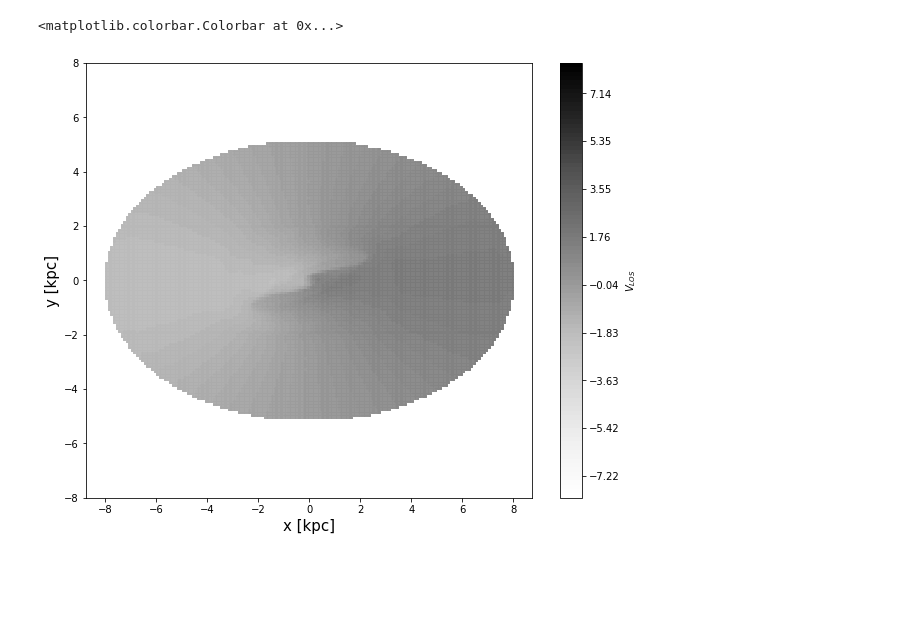
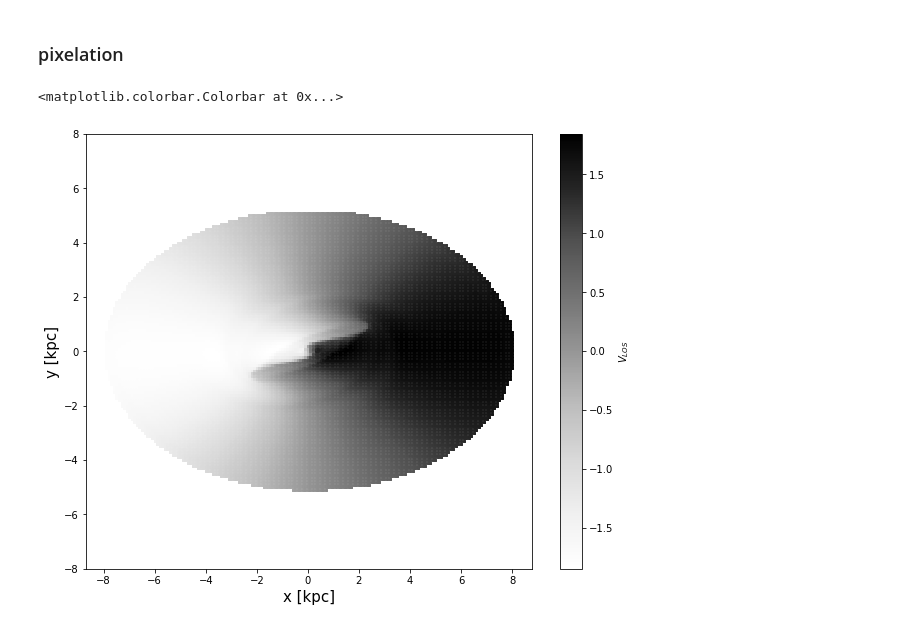
Before and after one commit to olgaborodina/pattern_speed, a Jupyter notebook: TW_method.ipynb, the cells around one changed output. Saved outputs shown, nothing was run; the diff lists cells and outputs as text; code cells hidden in the pictures; blank space fills up the shorter version.

```diff
--- a/TW_method.ipynb
+++ b/TW_method.ipynb
@@ -85,15 +47,0 @@ pixels.dropna(how='any', inplace=True)
-# %%
-fig, ax = plt.subplots(figsize=(10, 8))
-
-levels = np.linspace(pixels['VR_weighted'].min(), pixels['VR_weighted'].max(), 101)
-norm = mc.BoundaryNorm(levels, 256)
-
-sc = ax.scatter(pixels['x_center'], pixels['y_center'], c=pixels['VR'],
-                cmap='Greys',norm=norm, marker='s', s=3)
-ax.set_xlabel('x [kpc]', fontsize=15)
-ax.set_ylabel('y [kpc]', fontsize=15)
-ax.set_ylim(-8, 8)
-plt.colorbar(sc, label=r'$V_{LOS}$')
-# %% [output]
-<matplotlib.colorbar.Colorbar at 0x...>
-[figure, removed]
@@ -101,0 +48,2 @@ plt.colorbar(sc, label=r'$V_{LOS}$')
+# %% [markdown]
+### pixelation
@@ -101,0 +52,5 @@ plt.colorbar(sc, label=r'$V_{LOS}$')
+# %%
+VR_array          = f.mean_in_pixel(X, Y, step, VR)
+VR_weighted_array = f.mean_in_pixel(X, Y, step, VR * RHO)
+x_weighted_array  = f.mean_in_pixel(X, Y, step, X * RHO)
+y_weighted_array  = f.mean_in_pixel(X, Y, step, Y * RHO)
@@ -101,0 +59,15 @@ plt.colorbar(sc, label=r'$V_{LOS}$')
+# %%
+fig, ax = plt.subplots(figsize=(10, 8))
+
+levels = np.linspace(np.nanmin(VR_array), np.nanmax(VR_array), 101)
+norm = mc.BoundaryNorm(levels, 256)
+
+sc = ax.scatter(x_center_array, y_center_array, c=VR_array,
+                cmap='Greys', marker='s', s=4)
+ax.set_xlabel('x [kpc]', fontsize=15)
+ax.set_ylabel('y [kpc]', fontsize=15)
+ax.set_ylim(-8, 8)
+plt.colorbar(sc, label=r'$V_{LOS}$')
+# %% [output]
+<matplotlib.colorbar.Colorbar at 0x...>
+[figure, added]
```
Also changed, not shown: parts of 12 cells of this notebook, 1 other file.
